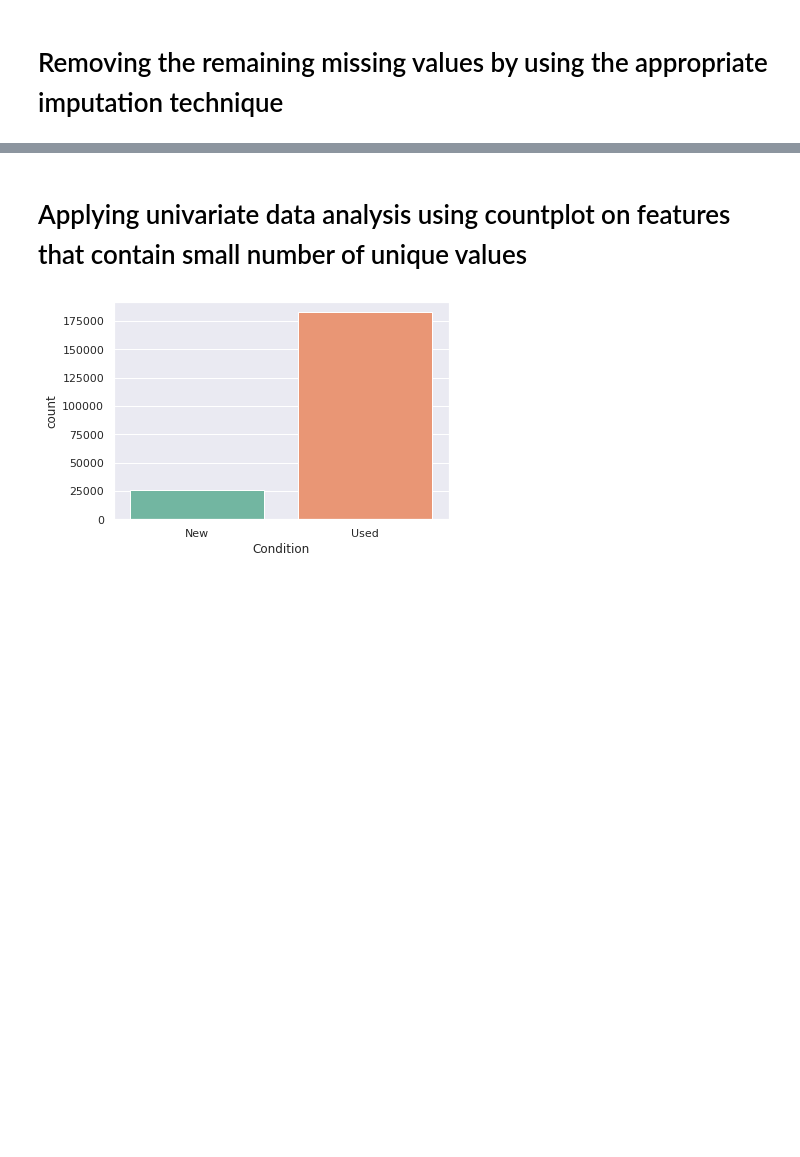
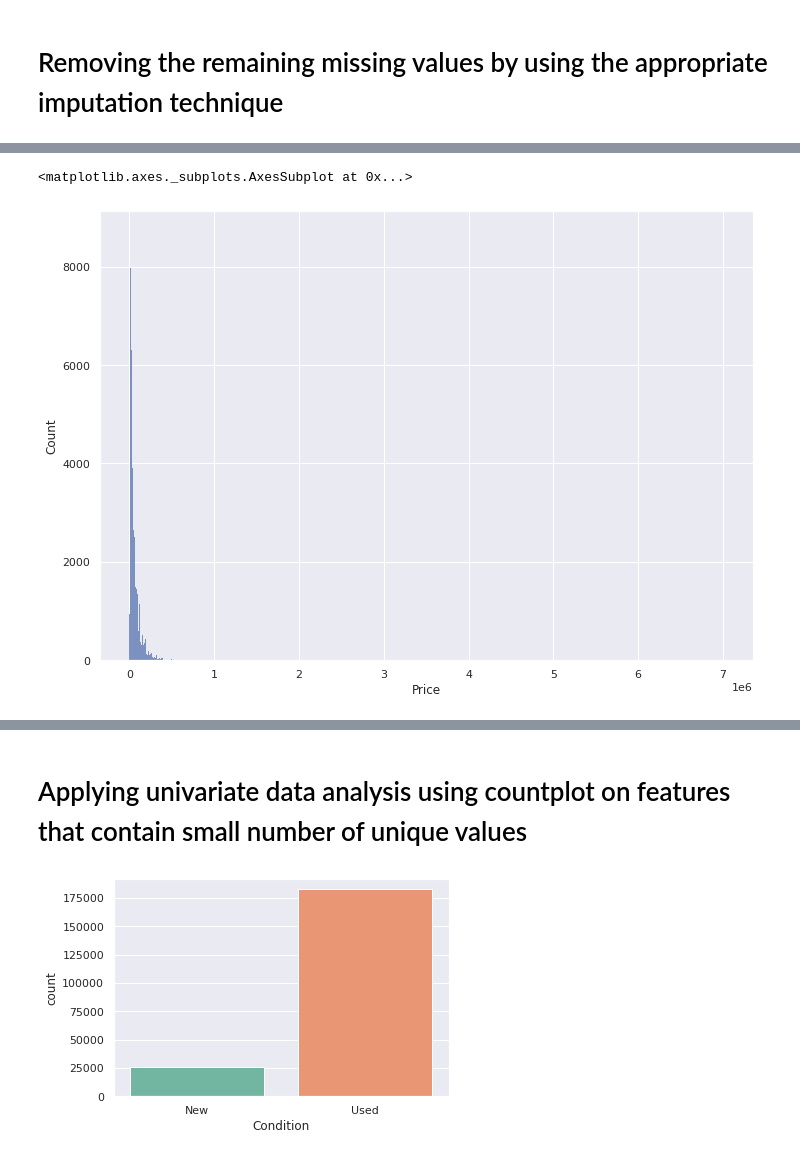
Before and after one commit to Youssefporsche/EDA_milestone1, a Jupyter notebook: EDA_milestone1.ipynb, the cells around one changed output, grey strips where cells are left out. Cells and saved outputs as stored; diff of their text form; code cells hidden in the pictures; blank space fills up the shorter version.

```diff
--- a/EDA_milestone1.ipynb
+++ b/EDA_milestone1.ipynb
@@ -254,0 +339,6 @@ dtype: int64
+# %%
+sns.histplot(df_clean['Price'])
+# we see that the max value is an outlier
+# %% [output]
+<matplotlib.axes._subplots.AxesSubplot at 0x...>
+[figure, added]
```
Also changed, not shown: parts of 51 cells of this notebook.
